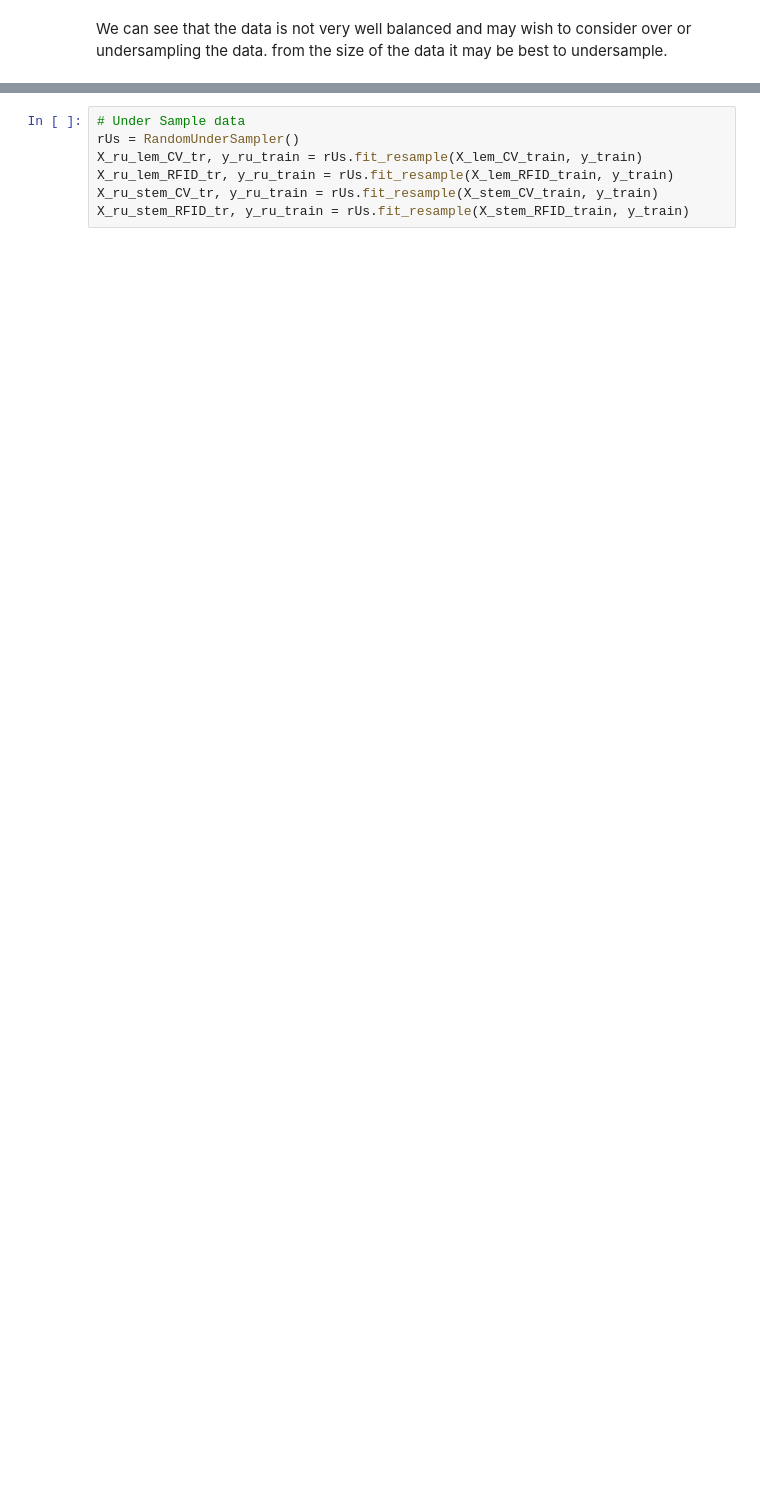
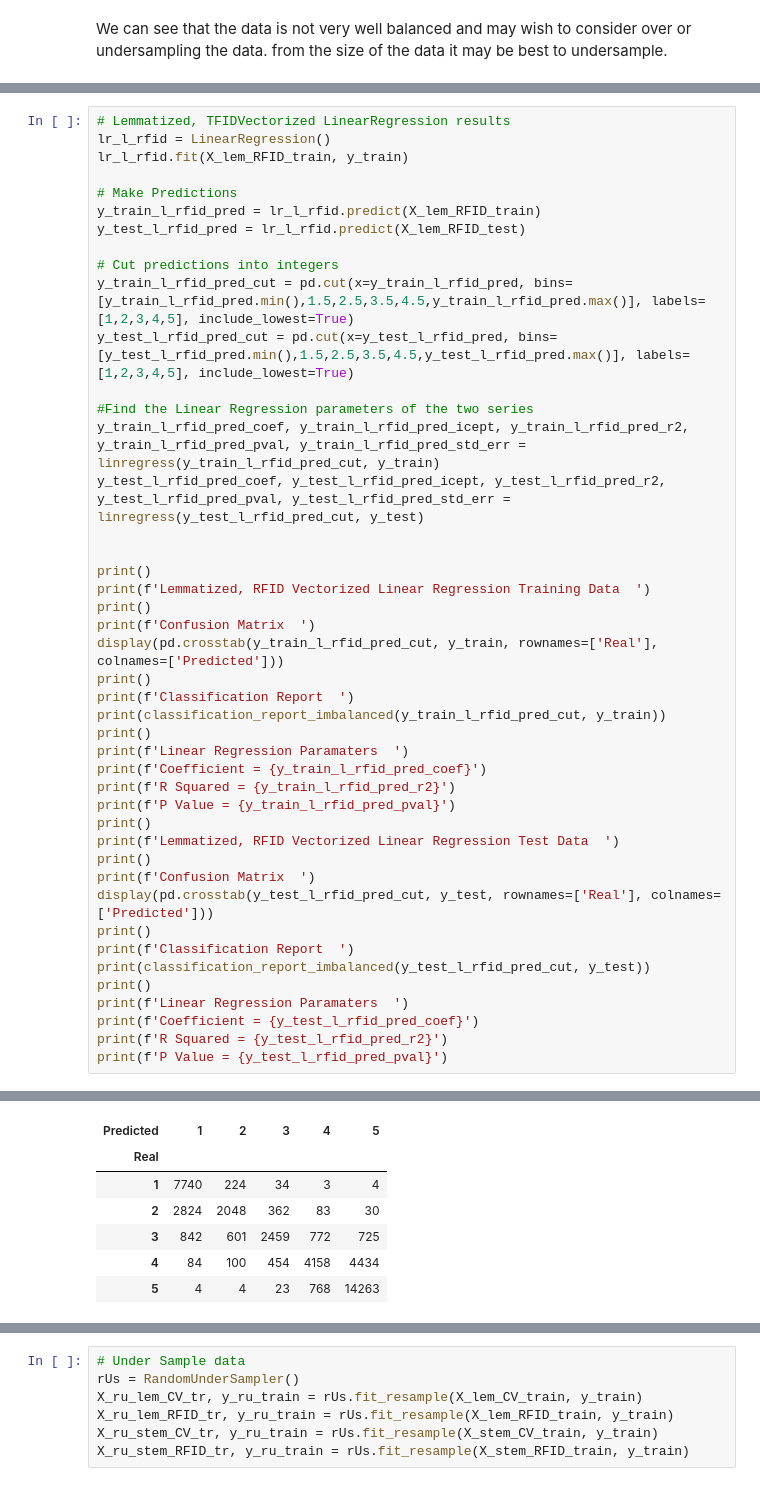
Before and after one commit to Scratticus/DataScientest-Group-NLP-project, a Jupyter notebook: InitialRegressionAttempts.ipynb, the cells around one changed output, grey strips where cells are left out. Saved outputs shown, nothing was run; the diff lists cells and outputs as text; blank space fills up the shorter version.

```diff
--- a/InitialRegressionAttempts.ipynb
+++ b/InitialRegressionAttempts.ipynb
@@ -179,0 +288,45 @@ stemmatized, CountVectorized/RFIDVectorized datasets
+# %%
+# Lemmatized, TFIDVectorized LinearRegression results
+lr_l_rfid = LinearRegression()
+lr_l_rfid.fit(X_lem_RFID_train, y_train)
+
+# Make Predictions
+y_train_l_rfid_pred = lr_l_rfid.predict(X_lem_RFID_train)
+y_test_l_rfid_pred = lr_l_rfid.predict(X_lem_RFID_test)
+
+# Cut predictions into integers
+y_train_l_rfid_pred_cut = pd.cut(x=y_train_l_rfid_pred, bins=[y_train_l_rfid_pred.min(),1.5,2.5,3.5,4.5,y_train_l_rfid_pred.max()], labels=[1,2,3,4,5], include_lowest=True)
+y_test_l_rfid_pred_cut = pd.cut(x=y_test_l_rfid_pred, bins=[y_test_l_rfid_pred.min(),1.5,2.5,3.5,4.5,y_test_l_rfid_pred.max()], labels=[1,2,3,4,5], include_lowest=True)
+
+#Find the Linear Regression parameters of the two series
+y_train_l_rfid_pred_coef, y_train_l_rfid_pred_icept, y_train_l_rfid_pred_r2, y_train_l_rfid_pred_pval, y_train_l_rfid_pred_std_err = linregress(y_train_l_rfid_pred_cut, y_train)
+y_test_l_rfid_pred_coef, y_test_l_rfid_pred_icept, y_test_l_rfid_pred_r2, y_test_l_rfid_pred_pval, y_test_l_rfid_pred_std_err = linregress(y_test_l_rfid_pred_cut, y_test)
+
+
+print()
+print(f'Lemmatized, RFID Vectorized Linear Regression Training Data  ')
+print()
+print(f'Confusion Matrix  ')
+display(pd.crosstab(y_train_l_rfid_pred_cut, y_train, rownames=['Real'], colnames=['Predicted']))
+print()
+print(f'Classification Report  ')
+print(classification_report_imbalanced(y_train_l_rfid_pred_cut, y_train))
+print()
+print(f'Linear Regression Paramaters  ')
+print(f'Coefficient = {y_train_l_rfid_pred_coef}')
+print(f'R Squared = {y_train_l_rfid_pred_r2}')
+print(f'P Value = {y_train_l_rfid_pred_pval}')
+print()
+print(f'Lemmatized, RFID Vectorized Linear Regression Test Data  ')
+print()
+print(f'Confusion Matrix  ')
+display(pd.crosstab(y_test_l_rfid_pred_cut, y_test, rownames=['Real'], colnames=['Predicted']))
+print()
+print(f'Classification Report  ')
+print(classification_report_imbalanced(y_test_l_rfid_pred_cut, y_test))
+print()
+print(f'Linear Regression Paramaters  ')
+print(f'Coefficient = {y_test_l_rfid_pred_coef}')
+print(f'R Squared = {y_test_l_rfid_pred_r2}')
+print(f'P Value = {y_test_l_rfid_pred_pval}')
+# %% [output]
@@ -179,0 +336,7 @@ stemmatized, CountVectorized/RFIDVectorized datasets
+| Predicted | 1 | 2 | 3 | 4 | 5 |
+| Real |  |  |  |  |  |
+| 1 | 7740 | 224 | 34 | 3 | 4 |
+| 2 | 2824 | 2048 | 362 | 83 | 30 |
+| 3 | 842 | 601 | 2459 | 772 | 725 |
+| 4 | 84 | 100 | 454 | 4158 | 4434 |
+| 5 | 4 | 4 | 23 | 768 | 14263 |
```
Also changed, not shown: parts of 24 cells of this notebook, 1 other file.
